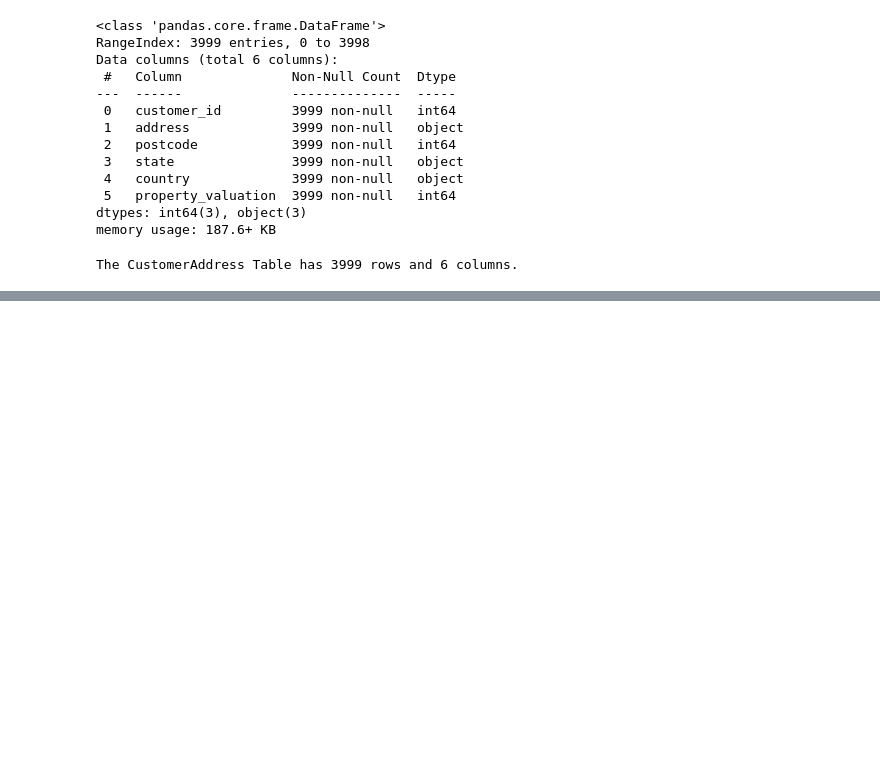
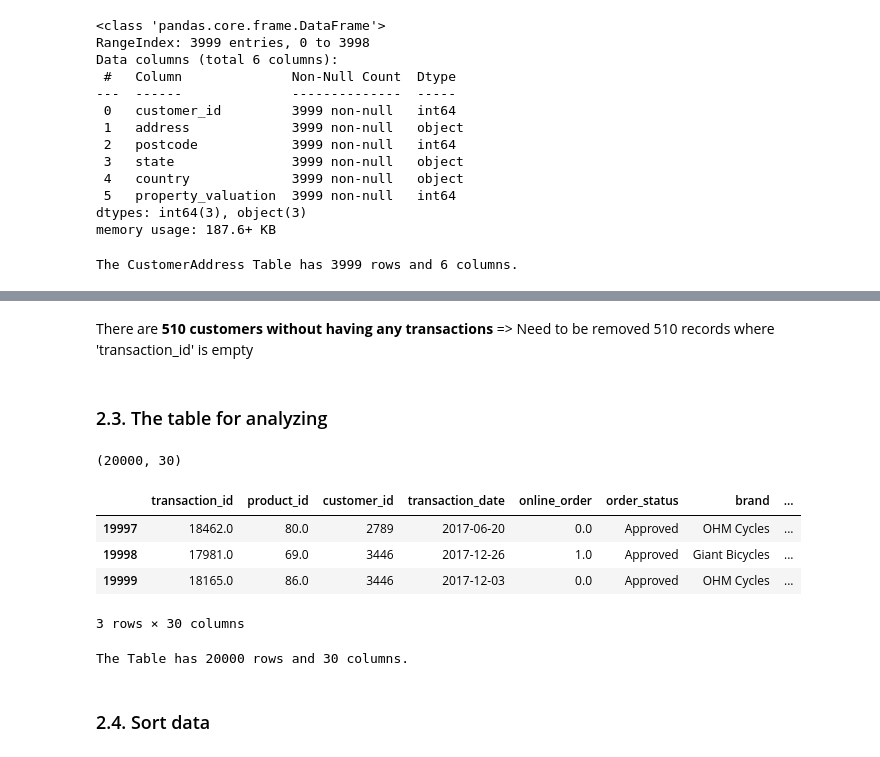
Before and after one commit to vynguyen293/KPMG-Data-Analytics, a Jupyter notebook: KPMG-Data-Analytics-about-Sprocket-Central-Pty-Ltd..ipynb, the cells around one changed output, grey strips where cells are left out. Cells and saved outputs as stored; diff of their text form; code cells hidden in the pictures; blank space fills up the shorter version.

```diff
--- a/KPMG-Data-Analytics-about-Sprocket-Central-Pty-Ltd..ipynb
+++ b/KPMG-Data-Analytics-about-Sprocket-Central-Pty-Ltd..ipynb
@@ -84,0 +324,24 @@ The CustomerAddress Table has 3999 rows and 6 columns.
+# %% [markdown]
+There are **510 customers without having any transactions** => Need to be removed 510 records where 'transaction_id' is empty
+# %% [markdown]
+### 2.3. The table for analyzing
+# %%
+df_all = df_all.loc[~df_all['transaction_id'].isnull()]
+# %%
+df_all.shape
+# %% [output]
+(20000, 30)
+# %%
+df_all.tail(3)
+# %% [output]
+|  | transaction_id | product_id | customer_id | transaction_date | online_order | order_status | brand | ... |
+| 19997 | 18462.0 | 80.0 | 2789 | 2017-06-20 | 0.0 | Approved | OHM Cycles | ... |
+| 19998 | 17981.0 | 69.0 | 3446 | 2017-12-26 | 1.0 | Approved | Giant Bicycles | ... |
+| 19999 | 18165.0 | 86.0 | 3446 | 2017-12-03 | 0.0 | Approved | OHM Cycles | ... |
+3 rows × 30 columns
+# %%
+print('The Table has', df_all.shape[0], 'rows and', df_all.shape[1], 'columns.')
+# %% [output]
+The Table has 20000 rows and 30 columns.
+# %% [markdown]
+### 2.4. Sort data
```
Also changed, not shown: parts of 37 cells of this notebook.
